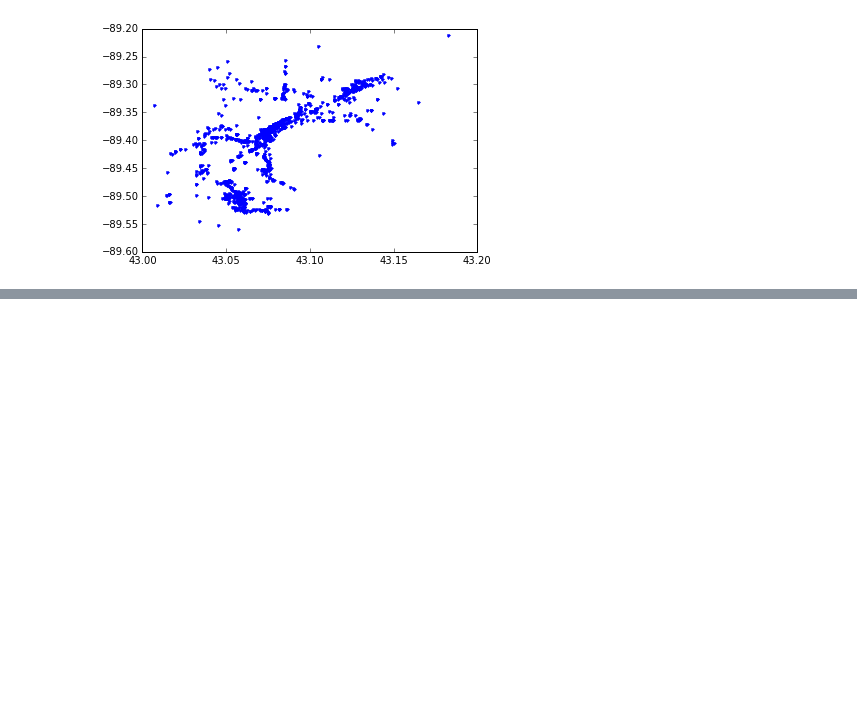
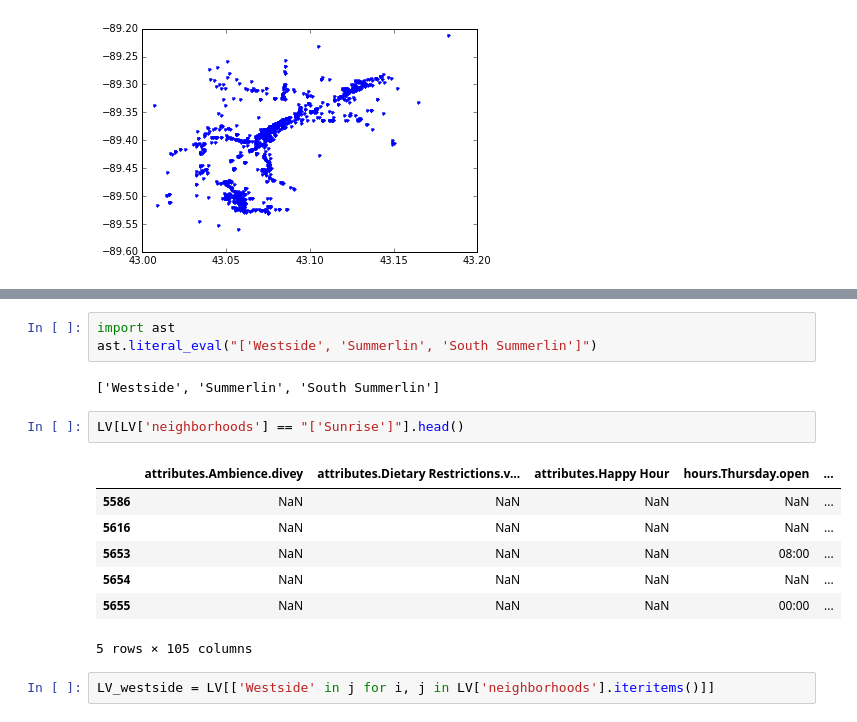
Before and after one commit to drsaltiel/GA_final, a Jupyter notebook: exploration.ipynb, the cells around one changed output, grey strips where cells are left out. Cells and saved outputs as stored; diff of their text form; blank space fills up the shorter version.

Commit message:
continued exploratory analysis, figured out how to subset by members of a list (ie neighborhood)

```diff
--- a/exploration.ipynb
+++ b/exploration.ipynb
@@ -187,0 +224,17 @@ plt.plot(x_MD,y_MD, '.')
+# %%
+import ast
+ast.literal_eval("['Westside', 'Summerlin', 'South Summerlin']")
+# %% [output]
+['Westside', 'Summerlin', 'South Summerlin']
+# %%
+LV[LV['neighborhoods'] == "['Sunrise']"].head()
+# %% [output]
+|  | attributes.Ambience.divey | attributes.Dietary Restrictions.v... | attributes.Happy Hour | hours.Thursday.open | ... |
+| 5586 | NaN | NaN | NaN | NaN | ... |
+| 5616 | NaN | NaN | NaN | NaN | ... |
+| 5653 | NaN | NaN | NaN | 08:00 | ... |
+| 5654 | NaN | NaN | NaN | NaN | ... |
+| 5655 | NaN | NaN | NaN | 00:00 | ... |
+5 rows × 105 columns
+# %%
+LV_westside = LV[['Westside' in j for i, j in LV['neighborhoods'].iteritems()]]
```
Also changed, not shown: parts of 3 cells of this notebook.
